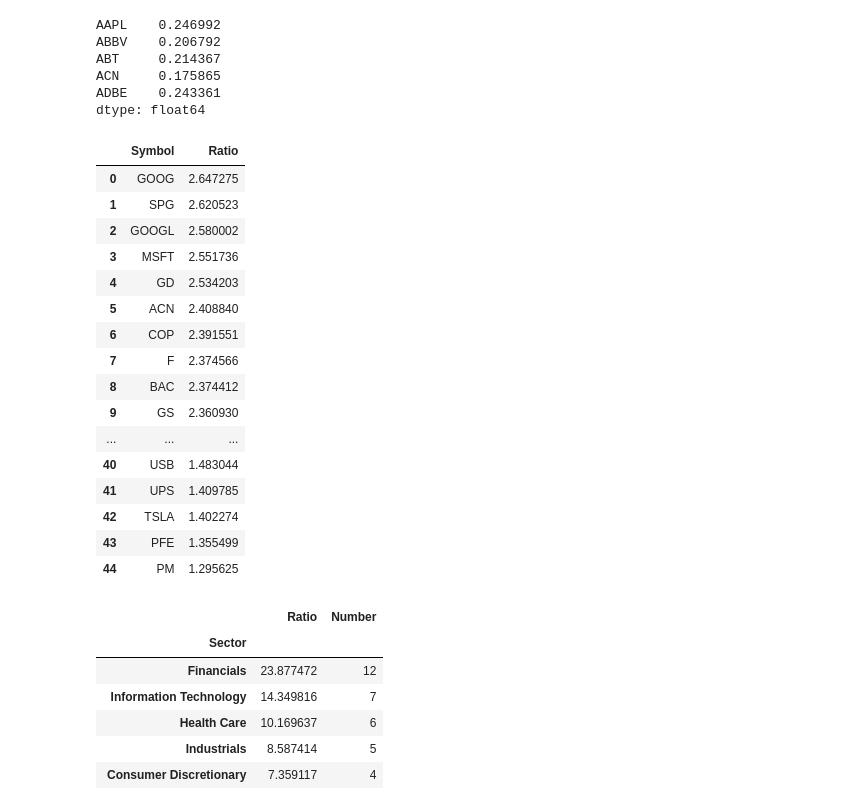
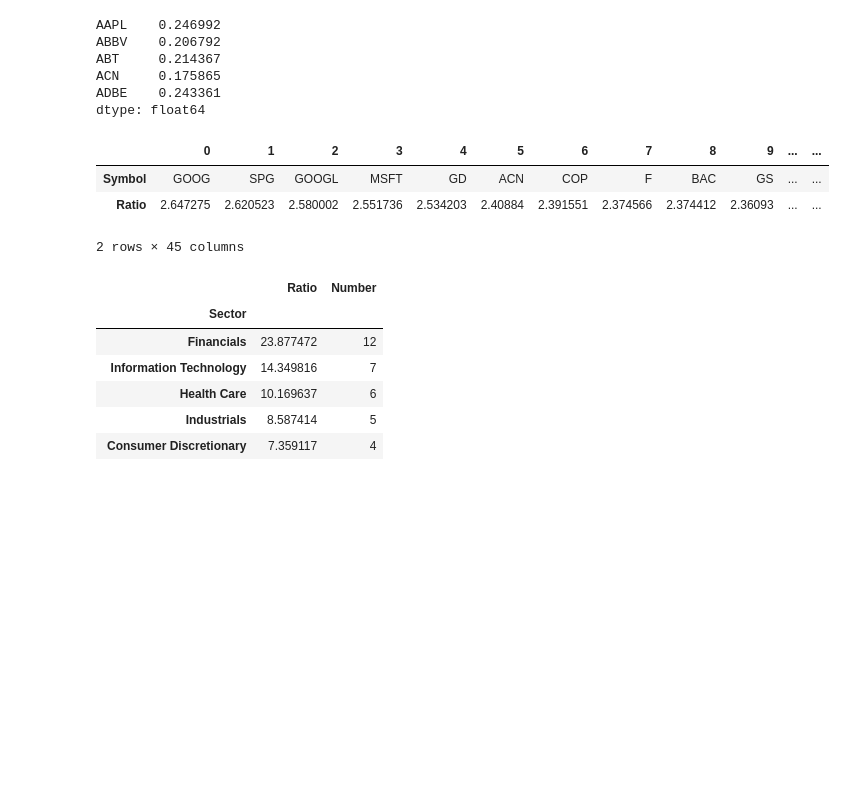
Before and after one commit to TheKompot/FinMatproject, a Jupyter notebook: sap100.ipynb, the cells around one changed output. Saved outputs shown, nothing was run; the diff lists cells and outputs as text; code cells hidden in the pictures; blank space fills up the shorter version.

```diff
--- a/sap100.ipynb
+++ b/sap100.ipynb
@@ -75,29 +75,16 @@ dtype: float64
 # %%
 ratio = r/sigma
 ratio.sort_values(ascending=False,inplace=True)
 i = ratio.head(45).index
 index = ratio.loc[i]
 index = index.to_frame().reset_index()
 index.columns= ['Symbol','Ratio']
-index
+index.T
 # %% [output]
-|  | Symbol | Ratio |
-| 0 | GOOG | 2.647275 |
-| 1 | SPG | 2.620523 |
-| 2 | GOOGL | 2.580002 |
-| 3 | MSFT | 2.551736 |
-| 4 | GD | 2.534203 |
-| 5 | ACN | 2.408840 |
-| 6 | COP | 2.391551 |
-| 7 | F | 2.374566 |
-| 8 | BAC | 2.374412 |
-| 9 | GS | 2.360930 |
-| ... | ... | ... |
-| 40 | USB | 1.483044 |
-| 41 | UPS | 1.409785 |
-| 42 | TSLA | 1.402274 |
-| 43 | PFE | 1.355499 |
-| 44 | PM | 1.295625 |
+|  | 0 | 1 | 2 | 3 | 4 | 5 | 6 | 7 | 8 | 9 | ... | ... |
+| Symbol | GOOG | SPG | GOOGL | MSFT | GD | ACN | COP | F | BAC | GS | ... | ... |
+| Ratio | 2.647275 | 2.620523 | 2.580002 | 2.551736 | 2.534203 | 2.40884 | 2.391551 | 2.374566 | 2.374412 | 2.36093 | ... | ... |
+2 rows × 45 columns
 # %%
 sap100_sectors = sap100.merge(index)
 sap100_sectors['Number'] = 1
```
Also changed, not shown: 3 other files.
